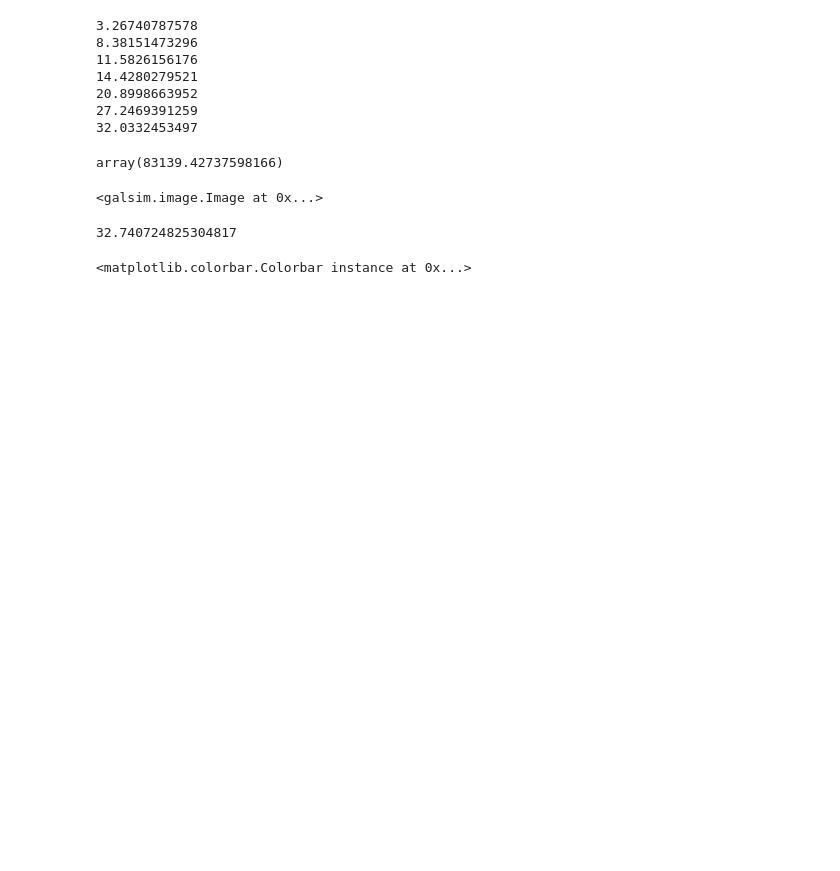
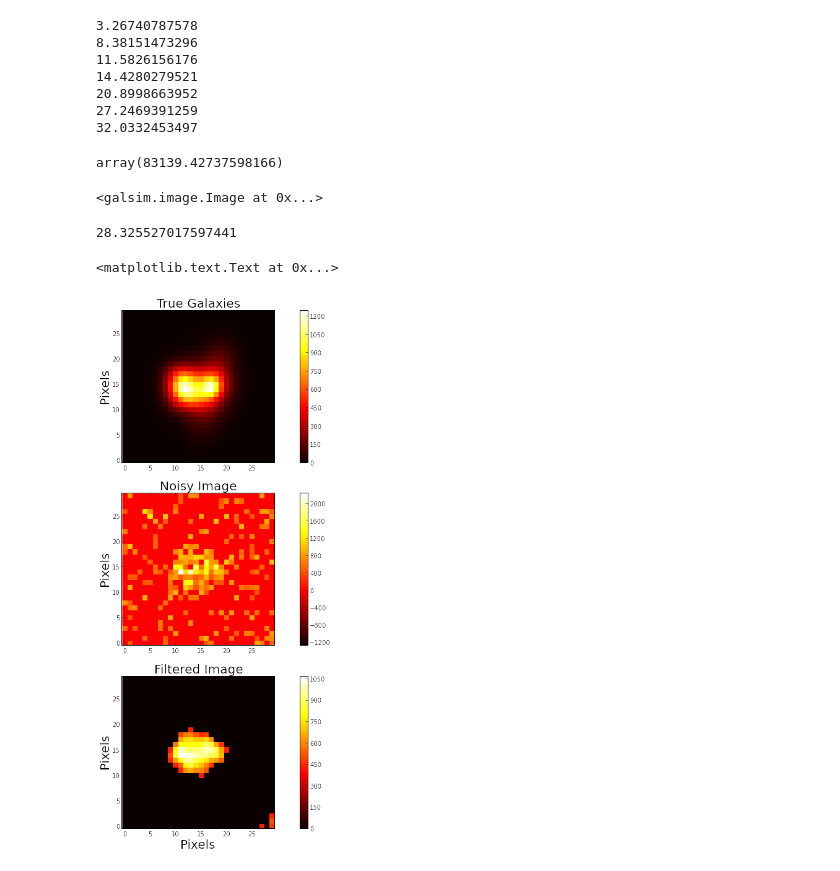
Before and after one commit to alvarezcl/deblending, a Jupyter notebook: cs231a/Real_Galaxy_Test.ipynb, the cells around one changed output. Drawn from its saved outputs; the diff is of its cells as text; code cells hidden in the pictures; blank space fills up the shorter version.

```diff
--- a/cs231a/Real_Galaxy_Test.ipynb
+++ b/cs231a/Real_Galaxy_Test.ipynb
@@ -65,7 +68,7 @@ flux
 array(83139.42737598166)
 # %%
 rng = galsim.BaseDeviate(2)
-plot2 = False
+plot2 = True
 if plot2:
     real_galaxy_b = Library.create_real_galaxy(flux/2,x0_a,y0_a,
                                            beta,fwhm_psf,
@@ -85,6 +88,8 @@ else:
                                     beta,fwhm_psf,
                                     x_len,y_len,pixel_scale,
                                     rng)
+
+im_no_noise = np.copy(im.array)
 # %%
 # Add Noise
 Library.add_noise(im,sky_level=sky_level)
@@ -95,23 +100,40 @@ Library.add_noise(im,sky_level=sky_level)
 snr, mask = Library.calcSNR(im, texp, sbar, 0.5)
 snr
 # %% [output]
-32.740724825304817
+28.325527017597441
 # %%
 # Filter
+%matplotlib inline
 data = np.copy(im.array)
-gs = gridspec.GridSpec(2,1)
-fig = plt.figure(figsize=(10,11))
-ax1 = fig.add_subplot(gs[0,0])
-plt.title('Noisy Image')
+
+gs = gridspec.GridSpec(3,1)
+fig = plt.figure(figsize=(15,15))
+
+ax = fig.add_subplot(gs[0,0])
+fs = 20
+plt.title('True Galaxies',fontsize=fs)
+plt.imshow(im_no_noise,interpolation='none',origin='lower',cmap = plt.get_cmap(name='hot'))
+plt.colorbar()
+plt.ylabel('Pixels',fontsize=fs)
+
+ax1 = fig.add_subplot(gs[1,0])
+plt.title('Noisy Image',fontsize=fs)
 plt.imshow(data,interpolation='none',origin='lower',cmap = plt.get_cmap(name='hot'))
 plt.colorbar()
-data[data < np.sqrt(sky_level)] = 0
-data = mh.gaussian_filter(data,1)
-ax2 = fig.add_subplot(gs[1,0])
-plt.title('Filtered Image')
-plt.imshow(data,interpolation='none',origin='lower',cmap = plt.get_cmap(name='hot'))
+plt.ylabel('Pixels',fontsize=fs)
+
+filtered_data = data
+filtered_data[filtered_data < np.sqrt(sky_level)] = 0
+filtered_data = mh.gaussian_filter(filtered_data,1)
+filtered_data[filtered_data < np.sqrt(sky_level)] = 0
+ax2 = fig.add_subplot(gs[2,0])
+plt.title('Filtered Image',fontsize=fs)
+plt.imshow(filtered_data,interpolation = 'none',origin='lower',cmap = plt.get_cmap(name='hot'))
 plt.colorbar()
+plt.xlabel('Pixels',fontsize=fs)
+plt.ylabel('Pixels',fontsize=fs)
 # %% [output]
-<matplotlib.colorbar.Colorbar instance at 0x...>
+<matplotlib.text.Text at 0x...>
+[figure, added]
 # %%
 # Plotting the 3D structure
```
Also changed, not shown: parts of 19 cells of this notebook, 16 other files.
